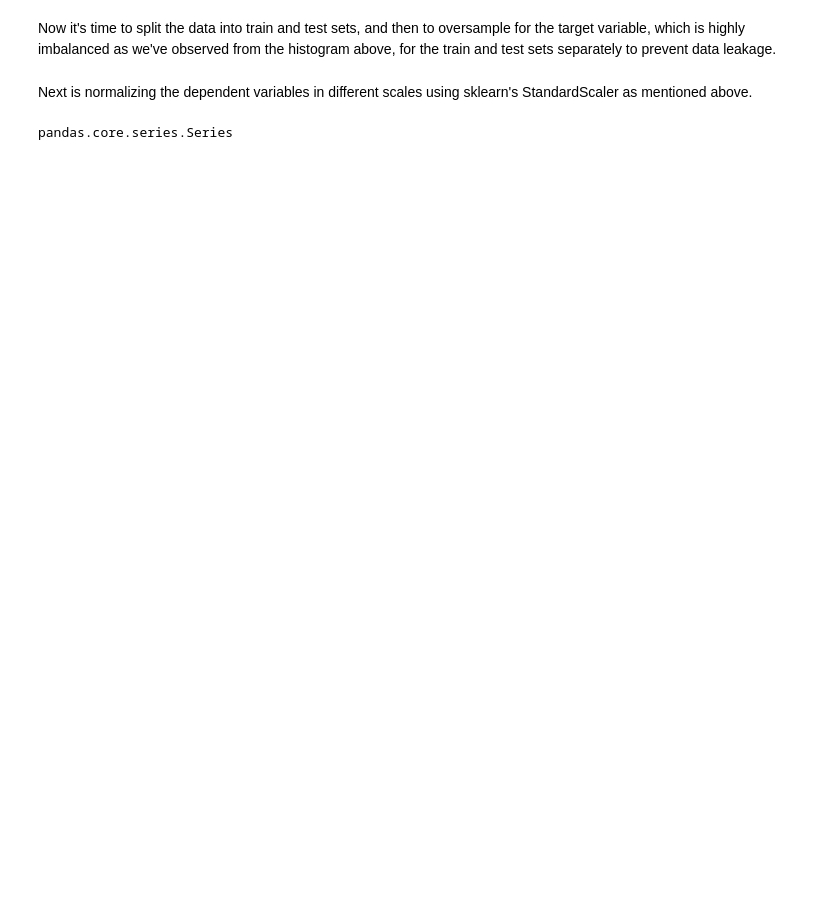
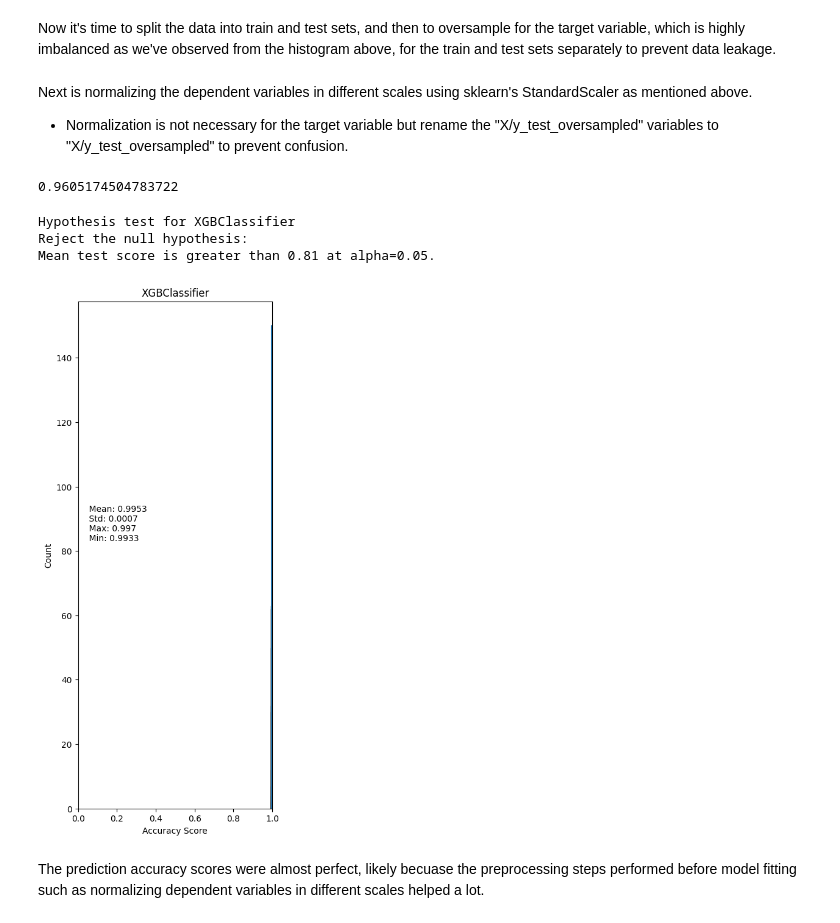
Before and after one commit to henryhyunwookim/Term-Deposit-Marketing, a Jupyter notebook: Term Deposit Marketing_v1.ipynb, the cells around one changed output. Drawn from its saved outputs; the diff is of its cells as text; code cells hidden in the pictures; blank space fills up the shorter version.

```diff
--- a/Term Deposit Marketing_v1.ipynb
+++ b/Term Deposit Marketing_v1.ipynb
@@ -112,14 +125,64 @@ random_state = 1
 X_train, X_test, y_train, y_test = \
     train_test_split(X, y, test_size=test_size, stratify=y, random_state=random_state)
 # %%
-X_train, y_train = SMOTE().fit_resample(X_train, y_train)
-X_test, y_test = SMOTE().fit_resample(X_test, y_test)
+X_train_oversampled, y_train_oversampled = SMOTE(random_state=random_state).fit_resample(X_train, y_train)
+X_test_oversampled, y_test_oversampled = SMOTE(random_state=random_state).fit_resample(X_test, y_test)
 # %% [markdown]
-Next is normalizing the dependent variables in different scales using sklearn's StandardScaler as mentioned above.
+Next is normalizing the dependent variables in different scales using sklearn's StandardScaler as mentioned above.<br>
+* Normalization is not necessary for the target variable but rename the "X/y_test_oversampled" variables to "X/y_test_oversampled" to prevent confusion.
+# %%
+scaler = StandardScaler()
+X_train_normalized = scaler.fit_transform(X_train_oversampled)
+X_test_normalized = scaler.transform(X_test_oversampled)
+
+y_train_normalized = y_train_oversampled
+y_test_normalized = y_test_oversampled
 # %%
-xgb_clf = XGBClassifier()
-xgb_clf.fit
+xgb_clf = XGBClassifier(seed=random_state)
+xgb_clf.fit(X_train_normalized, y_train_normalized)
+accuracy_score(y_test_normalized, xgb_clf.predict(X_test_normalized))
 # %% [output]
-pandas.core.series.Series
+0.9605174504783722
+# %%
+scores = cross_val_score(xgb_clf, X_test_normalized, y_test_normalized, scoring='roc_auc',
+                         cv=RepeatedStratifiedKFold(n_splits=5, n_repeats=100))
+# %%
+target = 0.81
+alpha = 0.05
+
+fig, ax = plt.subplots(figsize=(5, 10))
+fig.tight_layout(pad=5)
+print(f"Hypothesis test for {type(xgb_clf).__name__}")
+t_stat, pvalue = ttest_1samp(scores, target)
+if pvalue/2 > alpha:
+    print(f"Failed to reject the null hypothesis:")
+    print(f"Mean test score is not significantly different from {target} at alpha={alpha}.")
+else:
+    print(f"Reject the null hypothesis:")
+    if t_stat > 0:
+        print(f"Mean test score is greater than {target} at alpha={alpha}.")
+    else:
+        print(f"Mean test score is smaller than {target} at alpha={alpha}.")
+print()
+
+sns.histplot(scores, ax=ax)
+ax.vlines(np.mean(scores), 0, 150)
+ax.text(0, 80,
+    f"""
+    Mean: {round(np.mean(scores), 4)}
+    Std: {round(np.std(scores), 4)}
+    Max: {round(np.max(scores), 4)}
+    Min: {round(np.min(scores), 4)}
+    """)
+ax.set_title(type(xgb_clf).__name__)
+ax.set_xlabel("Accuracy Score")
+ax.set_xbound(0, 1)
+# %% [output]
+Hypothesis test for XGBClassifier
+Reject the null hypothesis:
+Mean test score is greater than 0.81 at alpha=0.05.
+[figure, added]
+# %% [markdown]
+The prediction accuracy scores were almost perfect, likely becuase the preprocessing steps performed before model fitting such as normalizing dependent variables in different scales helped a lot.
 # %%
 xgb_clf.feature_importances_
```
Also changed, not shown: parts of 6 cells of this notebook.
